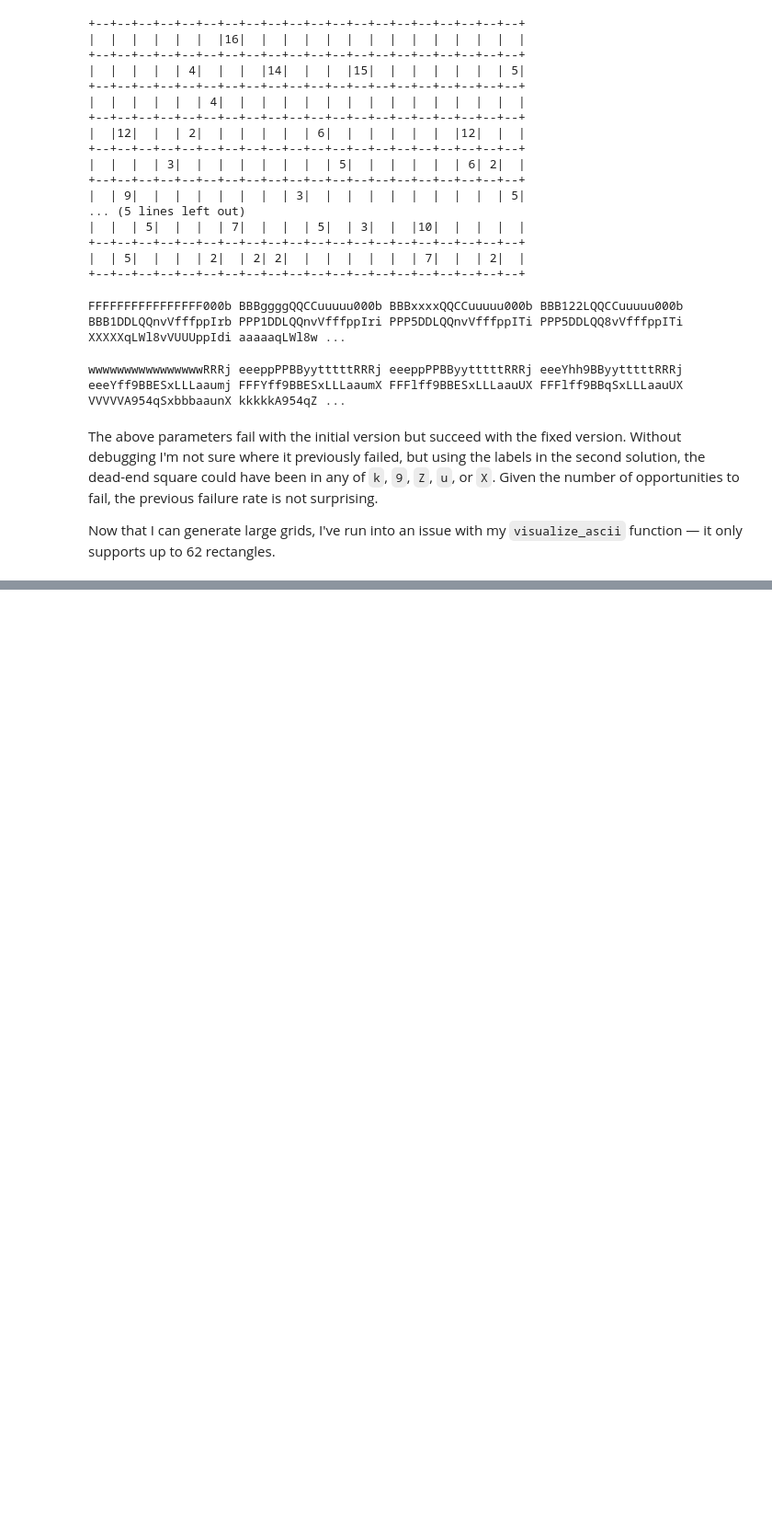
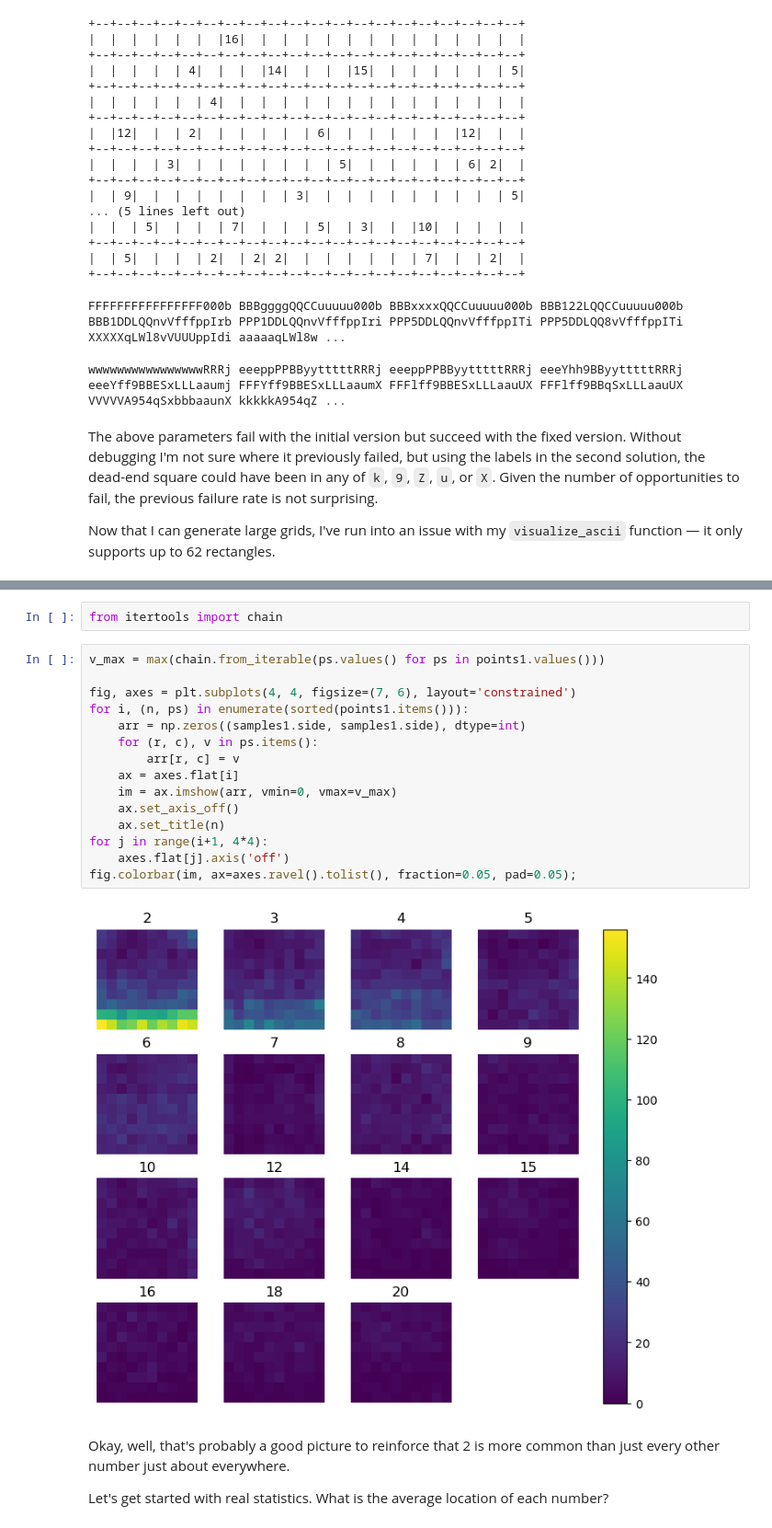
Before and after one commit to RobinFiveWords/shikaku, a Jupyter notebook: research.ipynb, the cells around one changed output, grey strips where cells are left out. Shown at 92% size. Drawn from its saved outputs; the diff is of its cells as text; blank space fills up the shorter version.

```diff
--- a/research.ipynb
+++ b/research.ipynb
@@ -1031,0 +1095,23 @@ Now that I can generate large grids, I've run into an issue with my `visualize_a
+# %%
+from itertools import chain
+# %%
+v_max = max(chain.from_iterable(ps.values() for ps in points1.values()))
+
+fig, axes = plt.subplots(4, 4, figsize=(7, 6), layout='constrained')
+for i, (n, ps) in enumerate(sorted(points1.items())):
+    arr = np.zeros((samples1.side, samples1.side), dtype=int)
+    for (r, c), v in ps.items():
+        arr[r, c] = v
+    ax = axes.flat[i]
+    im = ax.imshow(arr, vmin=0, vmax=v_max)
+    ax.set_axis_off()
+    ax.set_title(n)
+for j in range(i+1, 4*4):
+    axes.flat[j].axis('off')
+fig.colorbar(im, ax=axes.ravel().tolist(), fraction=0.05, pad=0.05);
+# %% [output]
+[figure, added]
+# %% [markdown]
+Okay, well, that's probably a good picture to reinforce that 2 is more common than just every other number just about everywhere.
+
+Let's get started with real statistics. What is the average location of each number?
```
Also changed, not shown: parts of 24 cells of this notebook.
